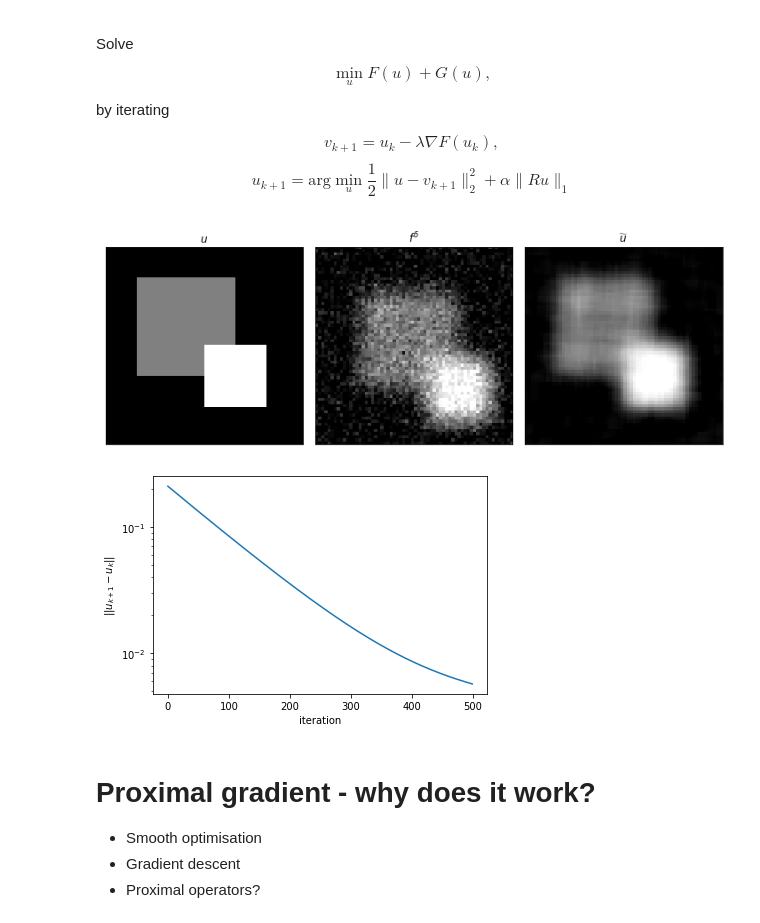
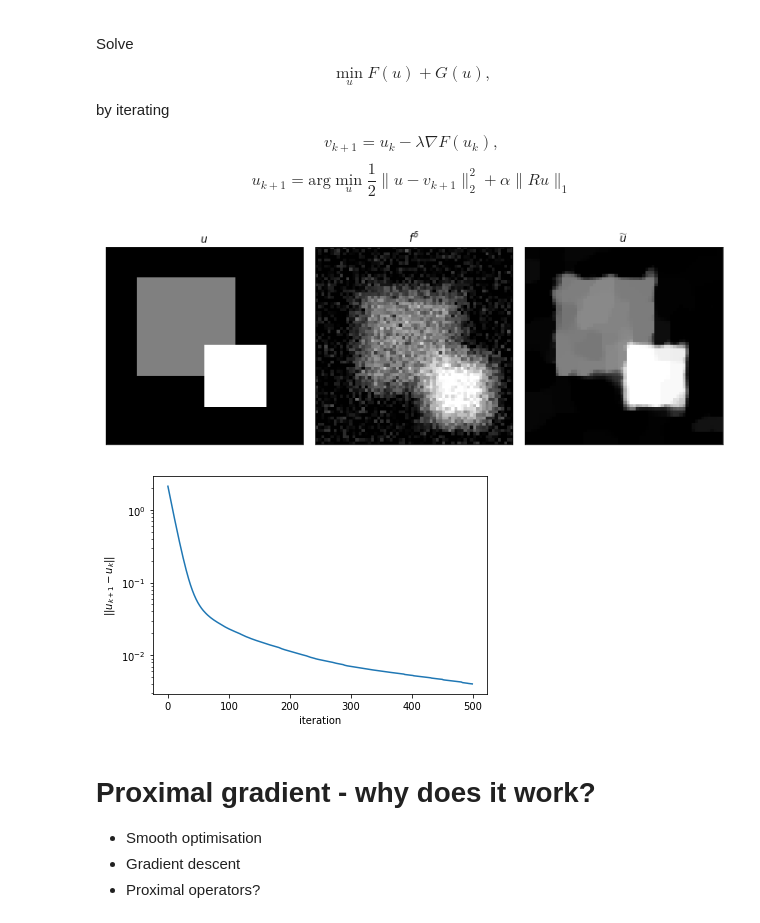
Before and after one commit to TristanvanLeeuwen/Summerschool, a Jupyter notebook: Optimisation.ipynb, the cells around one changed output. Saved outputs shown, nothing was run; the diff lists cells and outputs as text; code cells hidden in the pictures.

```diff
--- a/Optimisation.ipynb
+++ b/Optimisation.ipynb
@@ -117,33 +117,33 @@ def TV_decon(f, psf, alpha, lmbda, maxit = 100, tol=1e-3):
 # %%
 # make image
 n = 64
 u = squares_image(n)
 
 # apply forward operator
 psf = np.ones((10, 10)) / 100
 f = K(u,psf)
 
 # add_noise
 delta = 1e-1
 f_delta = f + delta * np.random.randn(n,n)
 
 # reconstruct
-alpha = 1e-5
-lmbda = .01
-maxit = 500
+alpha = 1e-3
+lmbda = .1
+maxit = 1000
 u_est, hist = TV_decon(f_delta, psf, alpha, lmbda, maxit)
 
 # plot
 plot_images([u, f_delta,u_est], [r'$u$', r'$f^\delta$',r'$\widetilde{u}$'])
 # %% [output]
-[figure, old version]
+[figure, new version]
 # %%
 plt.semilogy(hist)
 plt.xlabel('iteration')
 plt.ylabel('$||u_{k+1} - u_k||$')
 plt.show()
 # %% [output]
-[figure, old version]
+[figure, new version]
 # %% [markdown]
 # Proximal gradient - why does it work?
 
```
Also changed, not shown: parts of 1 cell of this notebook, 2 other files.
